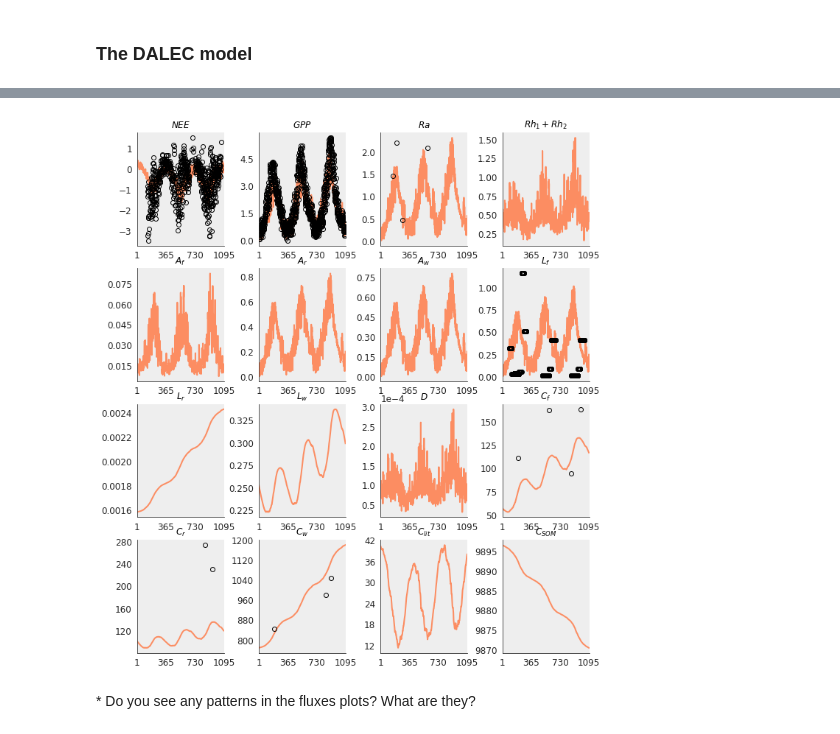
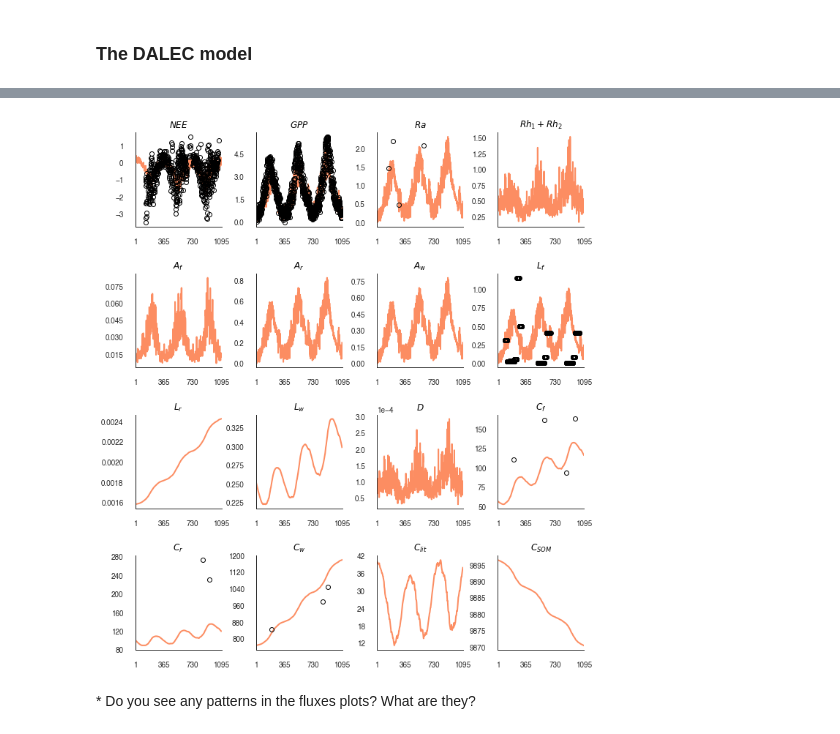
Before and after one commit to jgomezdans/dalec_pf, a Jupyter notebook: DA_practical.ipynb, the cells around one changed output, grey strips where cells are left out. Drawn from its saved outputs; the diff is of its cells as text; code cells hidden in the pictures.

```diff
--- a/DA_practical.ipynb
+++ b/DA_practical.ipynb
@@ -90,21 +90,17 @@ These parameters are shown in the following table (taken from [Williams et al, 2
 
 Let's see how the DALEC model works without any DA. The DALEC model is available from the [dalec.py](http://github.com/jgomezdans/blob/master/dalec.py) file, if you want to look at the code, and satisfy yourself that it really *is that* simple. Before we run the model test script, we will also set up some nice graphical options, as well as "uncompress" the observations files. Running the model is accomplished by using the ``test_dalec`` function. This provides a graphical output of the evolution of the different fluxes and pools. When available, independent ground observations will appear as back open circles.
 # %%
+import numpy as np
 import matplotlib.pyplot as plt
-import numpy as np
+%matplotlib inline
+from plot_utils import plot_dalec
+from dalec import *
 
-from plot_utils import plot_config, plot_dalec
-
-plot_config()
-
-
-from dalec import *
-%matplotlib inline
 
 vanilla_dalec = test_dalec()
 plot_dalec ( vanilla_dalec )
 # %% [output]
-[figure, old version]
+[figure, new version]
 # %% [markdown]
 <div class=question>
 * Do you see any patterns in the fluxes plots? What are they?
```
Also changed, not shown: parts of 3 cells of this notebook, 8 other files.
